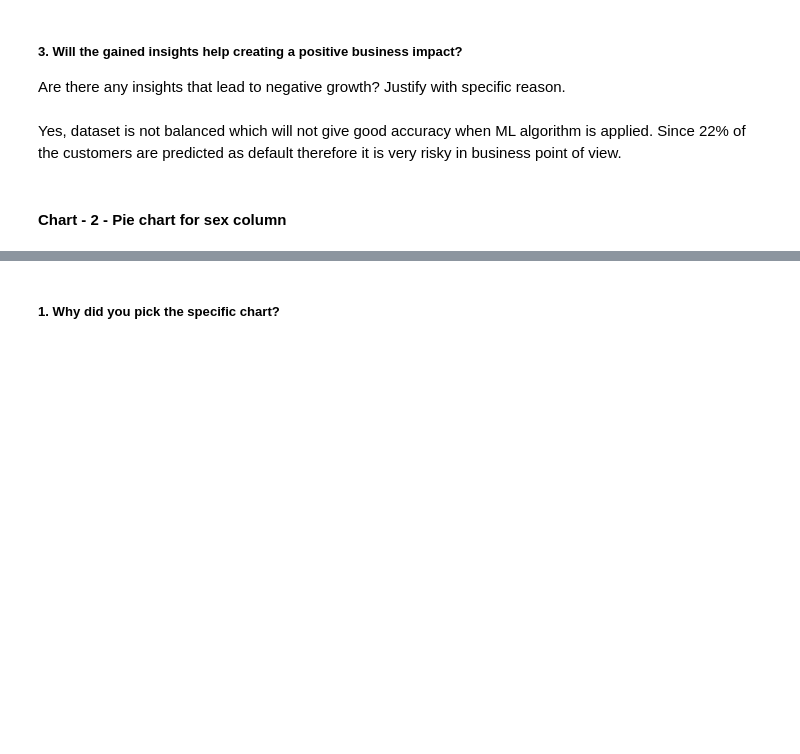
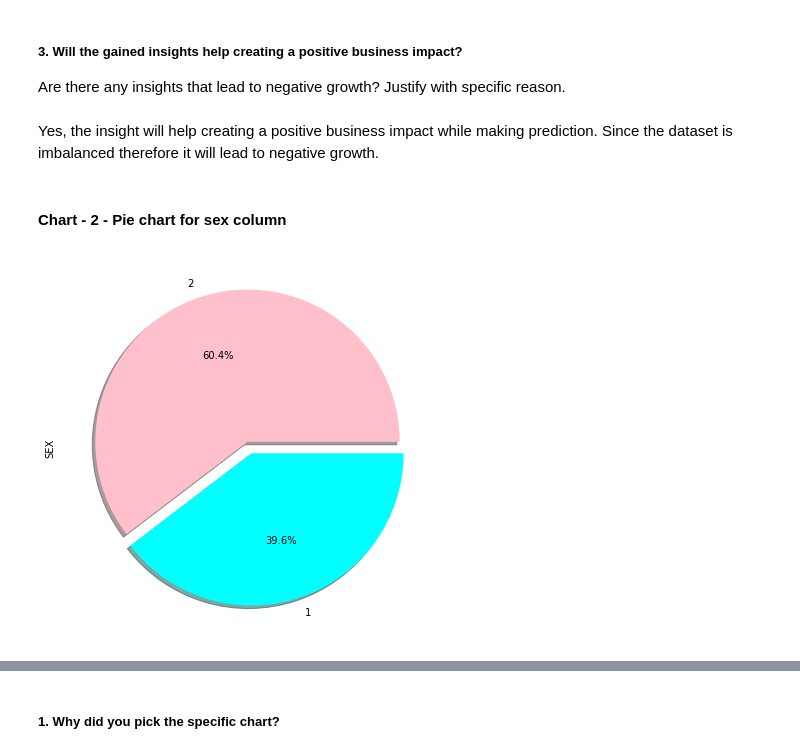
Before and after one commit to mdismailquraishicse/capstone_project_3_classification_creditcard_default, a Jupyter notebook: CreditCardDefaultPrediction.ipynb, the cells around one changed output, grey strips where cells are left out. Cells and saved outputs as stored; diff of their text form; code cells hidden in the pictures; blank space fills up the shorter version.

```diff
--- a/CreditCardDefaultPrediction.ipynb
+++ b/CreditCardDefaultPrediction.ipynb
@@ -549,10 +568,12 @@ I found that 77.9% of customers are not predicted as default and 22.1% are predi
 # %% [markdown]
 ##### 3. Will the gained insights help creating a positive business impact?
 Are there any insights that lead to negative growth? Justify with specific reason.
-# %% [markdown]
-Yes, dataset is not balanced which will not give good accuracy when ML algorithm is applied. Since 22% of the customers are predicted as default therefore it is very risky in business point of view.
+# %% [markdown]
+Yes, the insight will help creating a positive business impact while making prediction. Since the dataset is imbalanced therefore it will lead to negative growth.
 # %% [markdown]
 #### Chart - 2 - Pie chart for sex column
 # %%
-# Chart - 2 visualization code
-uni_pie(df,'SEX')
+# Chart - 2 visualization code - Percentage of total customers from each category.
+defaultVisualization.getUniPie('SEX',defaultVisualization.df)
+# %% [output]
+[figure, added]
```
Also changed, not shown: parts of 90 cells of this notebook.
